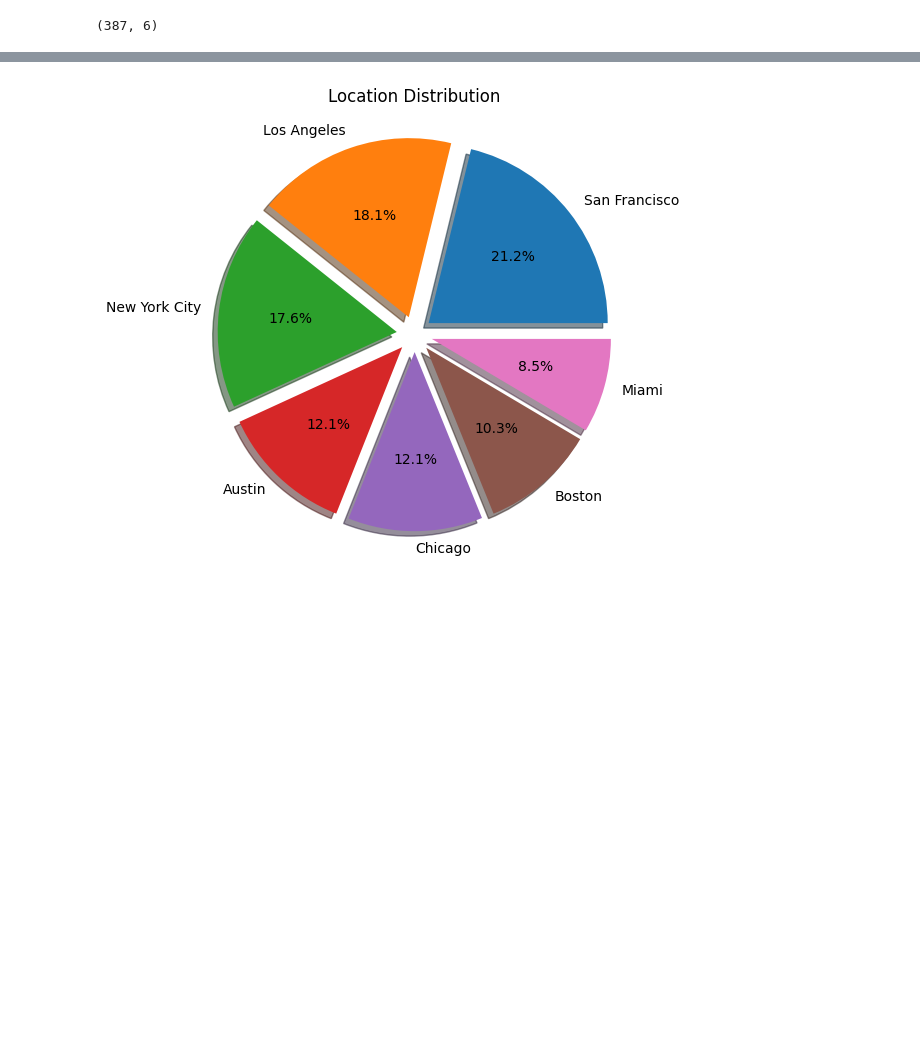
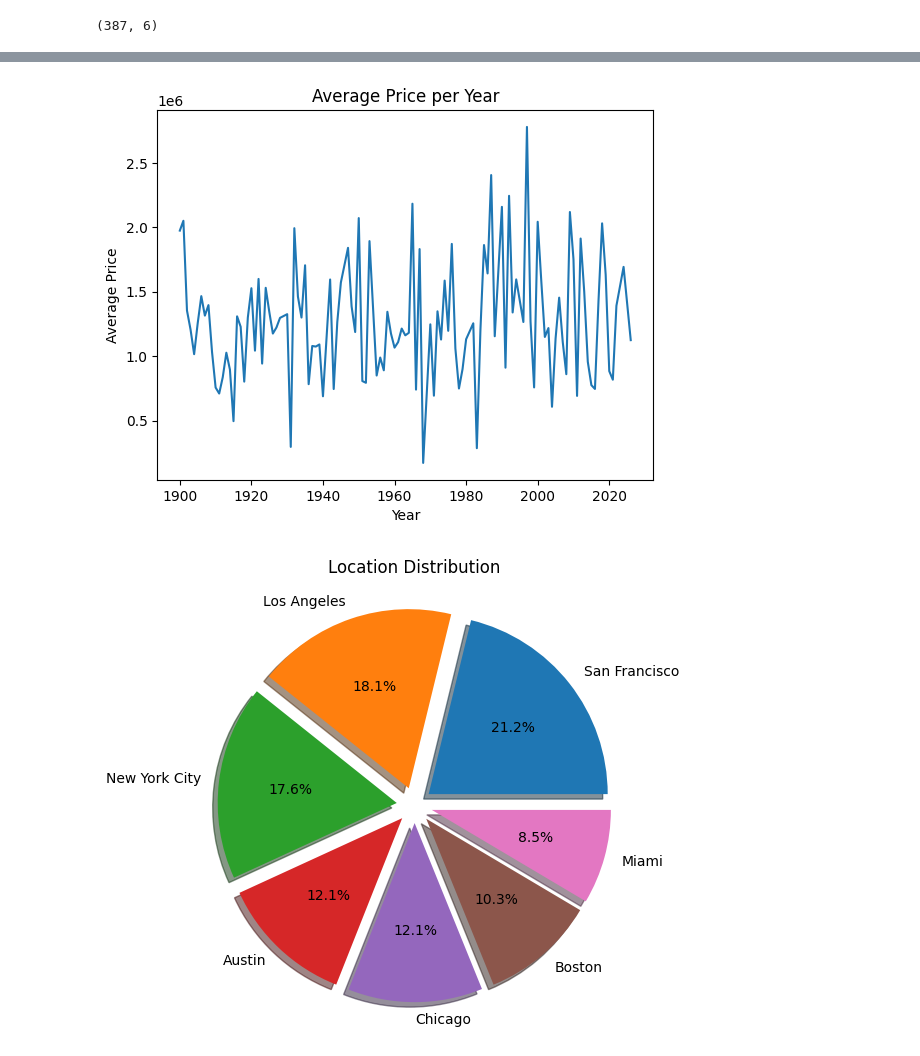
Before and after one commit to sushil0126/housing-data-cleaning.ipynb, a Jupyter notebook: housingDataCleaning.ipynb, the cells around one changed output, grey strips where cells are left out. Cells and saved outputs as stored; diff of their text form; code cells hidden in the pictures; blank space fills up the shorter version.

```diff
--- a/housingDataCleaning.ipynb
+++ b/housingDataCleaning.ipynb
@@ -212,3 +206,14 @@ plt.show()
+# %%
+# Line plot showing the average house price for each construction year
+avg_price = data.groupby("Year_built(AD)")["Price($)"].mean()
+
+plt.plot(avg_price.index, avg_price.values)
+plt.xlabel("Year")
+plt.ylabel("Average Price")
+plt.title("Average Price per Year")
+plt.show()
+# %% [output]
+[figure, added]
 # %%
 counts = data["Location"].value_counts()
 fig, ax = plt.subplots(figsize=(10, 5))
```
Also changed, not shown: parts of 4 cells of this notebook, 4 other files.
